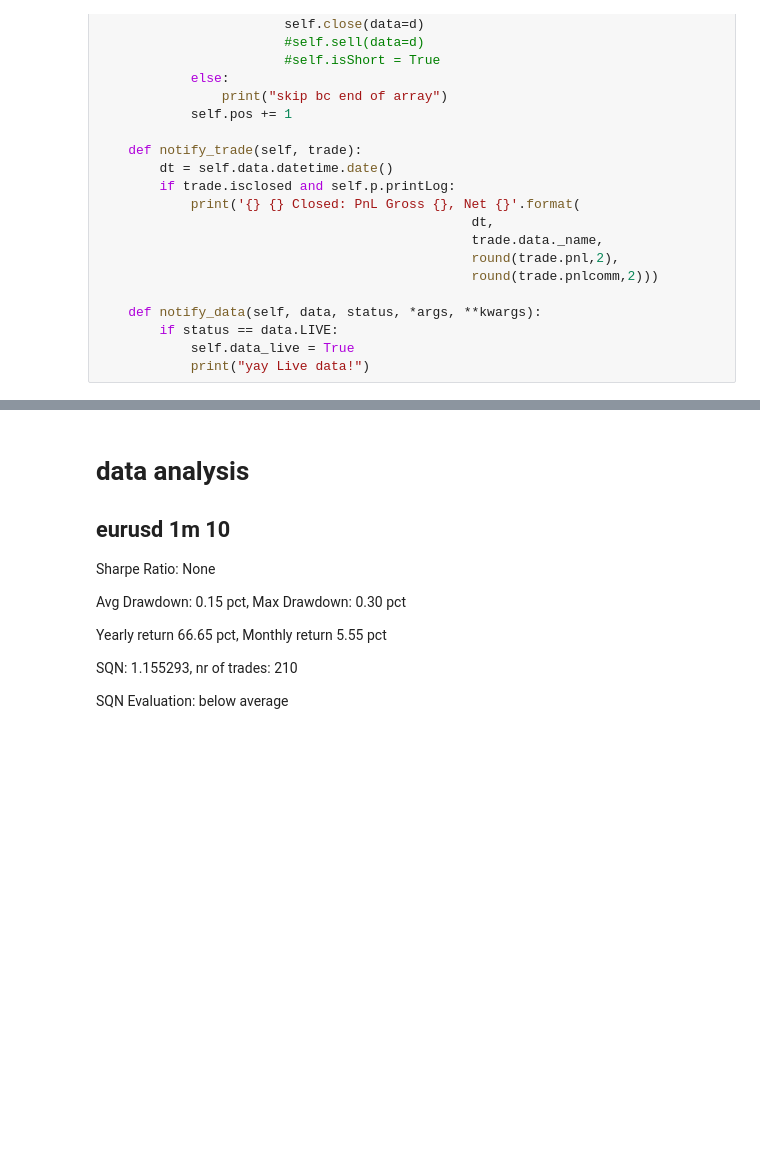
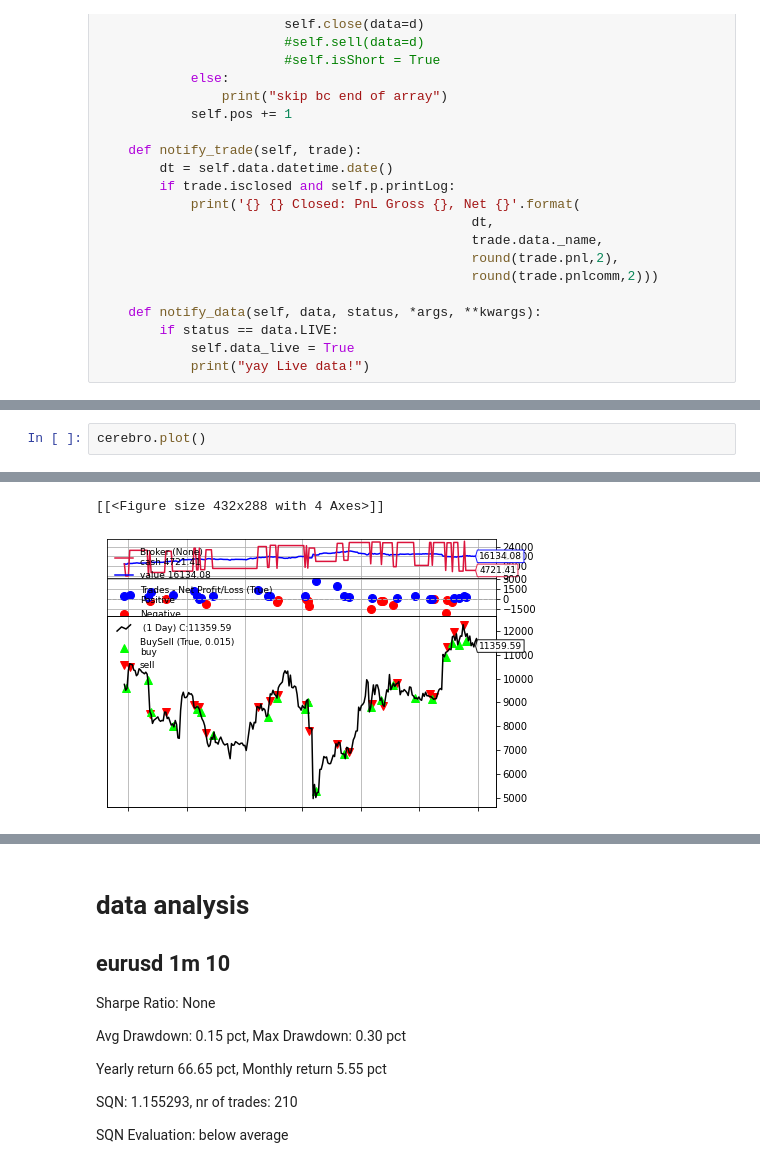
Before and after one commit to JustinGuese/trading-bot, a Jupyter notebook: BacktraderEvalutation.ipynb, the cells around one changed output, grey strips where cells are left out. Cells and saved outputs as stored; diff of their text form; blank space fills up the shorter version.

```diff
--- a/BacktraderEvalutation.ipynb
+++ b/BacktraderEvalutation.ipynb
@@ -446,0 +368,3 @@ SQN Evaluation: below average
+# %%
+cerebro.plot()
+# %% [output]
@@ -446,0 +374,2 @@ SQN Evaluation: below average
+[[<Figure size 432x288 with 4 Axes>]]
+[figure, added]
```
Also changed, not shown: parts of 12 cells of this notebook, 15 other files.
